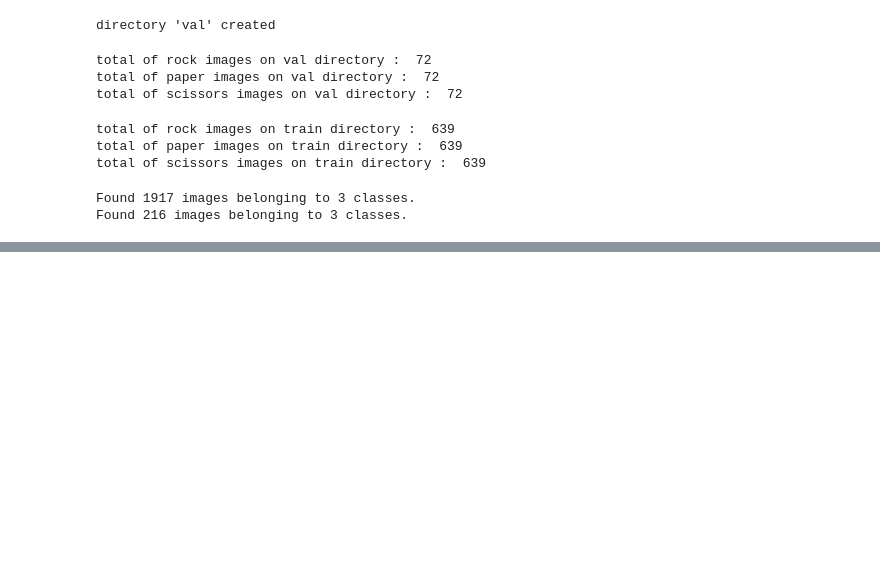
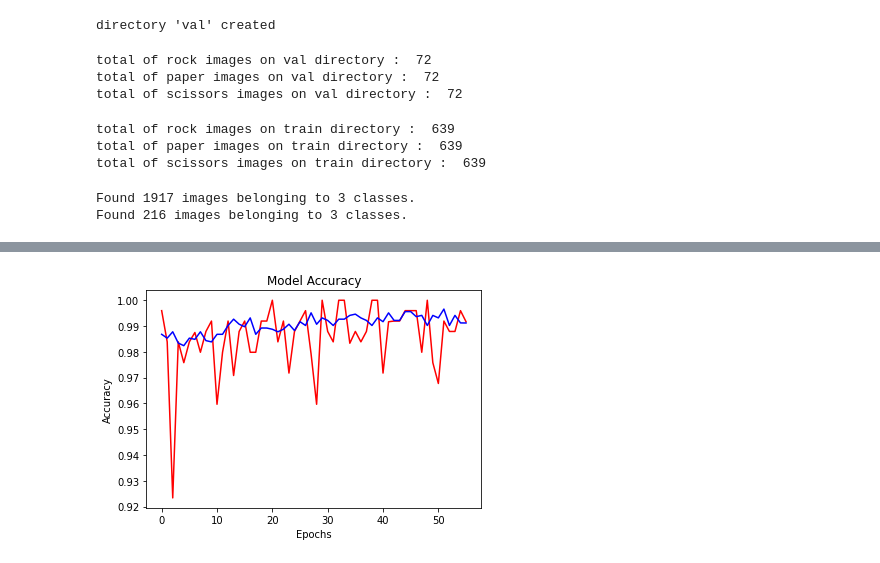
Before and after one commit to bayysp/rockpaperscissor_classification, a Jupyter notebook: cnn_ml_submission.ipynb, the cells around one changed output, grey strips where cells are left out. Cells and saved outputs as stored; diff of their text form; code cells hidden in the pictures; blank space fills up the shorter version.

Commit message:
do training process and make accuracy plot

```diff
--- a/cnn_ml_submission.ipynb
+++ b/cnn_ml_submission.ipynb
@@ -233,7 +233,7 @@ classifier.add(Flatten())
 
 #full connection
 classifier.add(Dense(units = 256, activation = 'relu'))
-classifier.add(Dense(units = 1, activation = 'sigmoid'))
+classifier.add(Dense(units = 3, activation = 'sigmoid'))
 # %%
 #see models summary
 classifier.summary()
@@ -258,7 +258,16 @@ _________________________________________________________________
 # %%
 #compiling
 classifier.compile(
-    optimizer = RMSprop(),
+    optimizer = RMSprop(learning_rate=0.0001, decay=1e-6),
     loss = 'categorical_crossentropy',
     metrics=['accuracy']
 )
+# %%
+history = classifier.fit(
+    train_gen,
+    steps_per_epoch = 64,
+    epochs = 56,
+    validation_data = validation_gen,
+    validation_steps = 8,
+    verbose = 1
+)
@@ -264,0 +292,17 @@ classifier.compile(
+# %%
+accuracy = history.history['accuracy']
+loss = history.history['loss']
+val_accuracy = history.history['val_accuracy']
+val_loss = history.history['val_loss']
+epochs = range(len(accuracy))
+# %%
+import matplotlib.pyplot as plt
+
+plt.plot(epochs,val_accuracy,'r',label='Validation Accuracy')
+plt.plot(epochs,accuracy,'b',label='Training Accuracy')
+plt.title('Model Accuracy')
+plt.xlabel('Epochs')
+plt.ylabel('Accuracy')
+plt.show()
+# %% [output]
+[figure, added]
```
Also changed, not shown: parts of 2 cells of this notebook.
